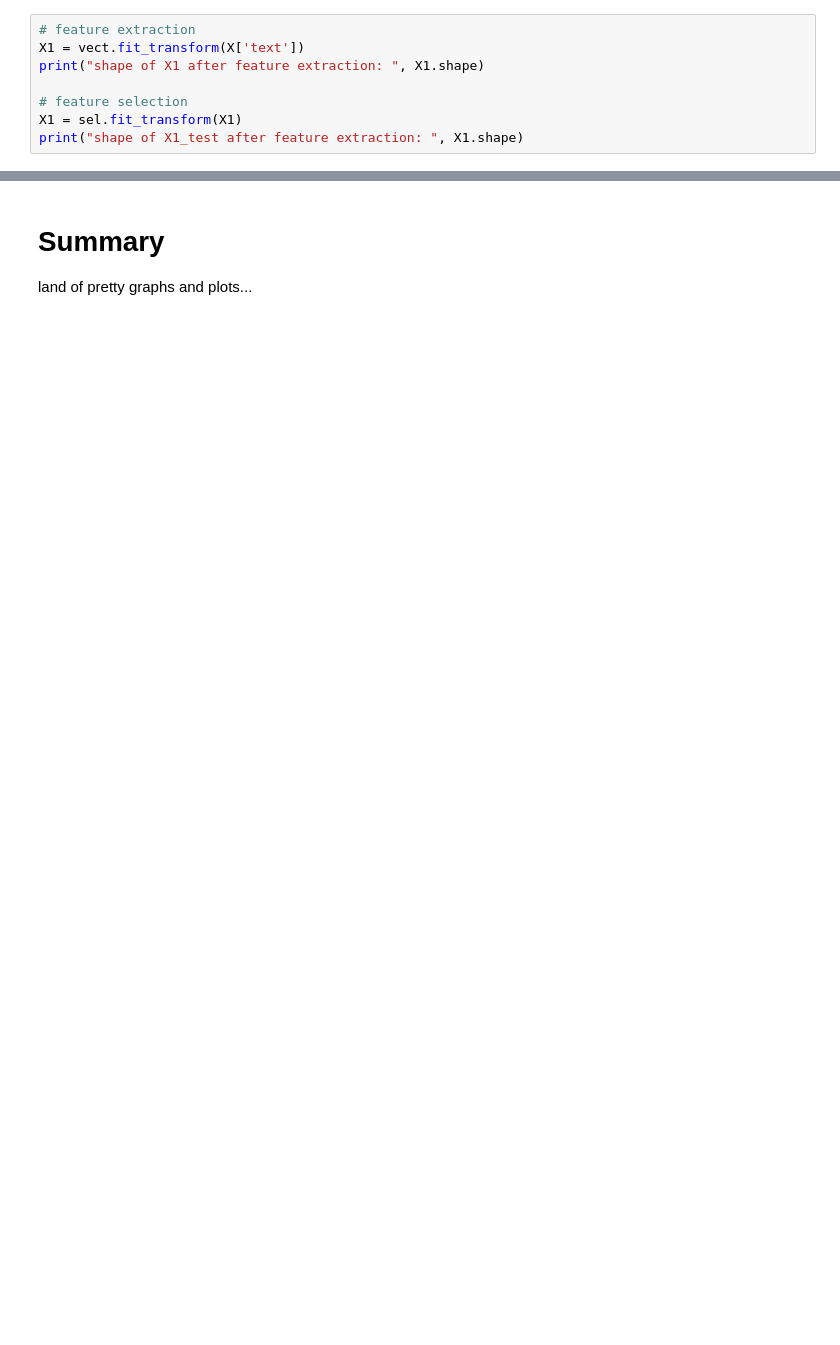
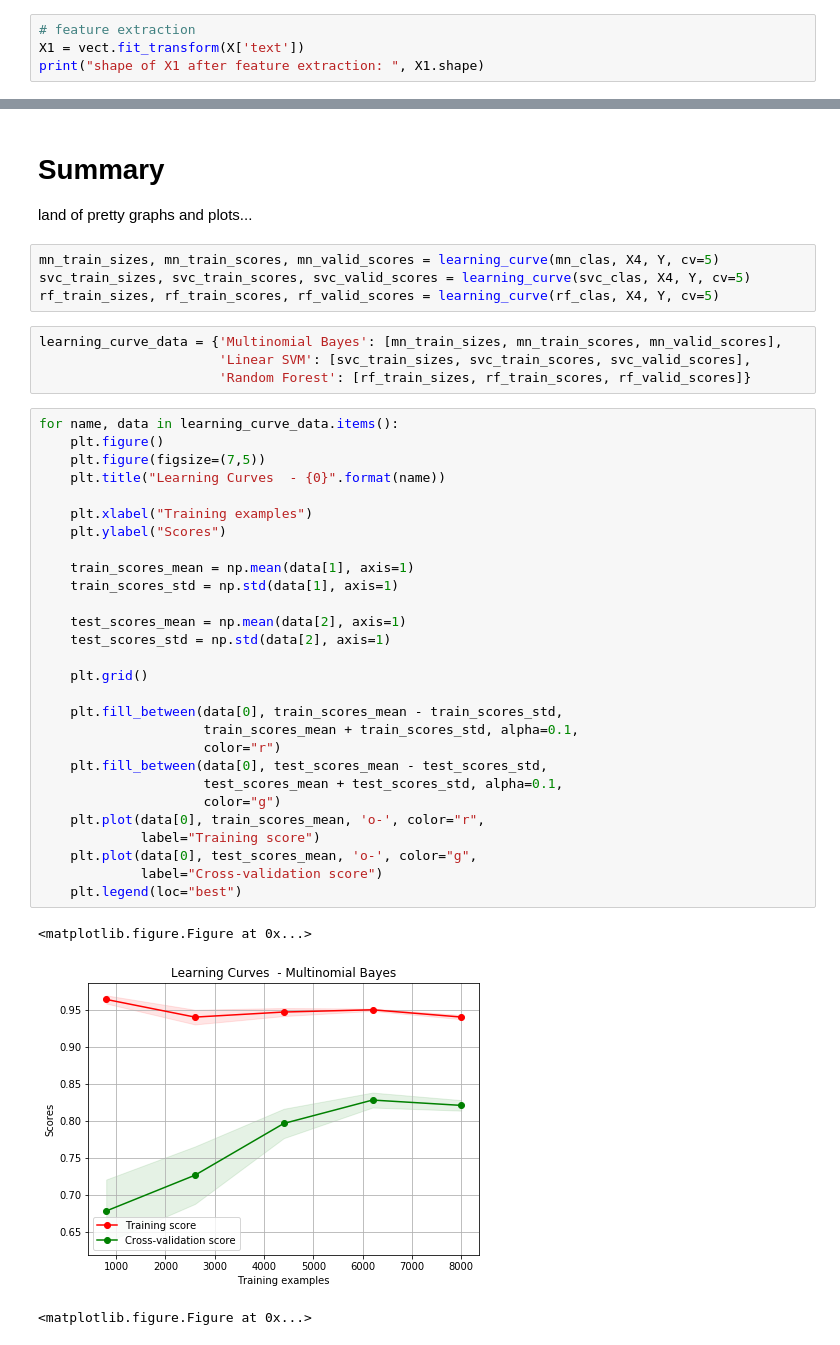
Before and after one commit to arumoy-shome/syde522, a Jupyter notebook: analysis.ipynb, the cells around one changed output, grey strips where cells are left out. Cells and saved outputs as stored; diff of their text form; blank space fills up the shorter version.

```diff
--- a/analysis.ipynb
+++ b/analysis.ipynb
@@ -177,8 +183,4 @@ VarianceThreshold(threshold=0.0)
 # feature extraction
 X1 = vect.fit_transform(X['text'])
 print("shape of X1 after feature extraction: ", X1.shape)
-
-# feature selection
-X1 = sel.fit_transform(X1)
-print("shape of X1_test after feature extraction: ", X1.shape)
 # %% [output]
@@ -283,3 +280,43 @@ Random Forest score:  93.10%
 # Summary
 
 land of pretty graphs and plots...
+# %%
+mn_train_sizes, mn_train_scores, mn_valid_scores = learning_curve(mn_clas, X4, Y, cv=5)
+svc_train_sizes, svc_train_scores, svc_valid_scores = learning_curve(svc_clas, X4, Y, cv=5)
+rf_train_sizes, rf_train_scores, rf_valid_scores = learning_curve(rf_clas, X4, Y, cv=5)
+# %%
+learning_curve_data = {'Multinomial Bayes': [mn_train_sizes, mn_train_scores, mn_valid_scores],
+                       'Linear SVM': [svc_train_sizes, svc_train_scores, svc_valid_scores],
+                       'Random Forest': [rf_train_sizes, rf_train_scores, rf_valid_scores]}
+# %%
+for name, data in learning_curve_data.items():
+    plt.figure()
+    plt.figure(figsize=(7,5))
+    plt.title("Learning Curves  - {0}".format(name))
+
+    plt.xlabel("Training examples")
+    plt.ylabel("Scores")
+
+    train_scores_mean = np.mean(data[1], axis=1)
+    train_scores_std = np.std(data[1], axis=1)
+
+    test_scores_mean = np.mean(data[2], axis=1)
+    test_scores_std = np.std(data[2], axis=1)
+
+    plt.grid()
+
+    plt.fill_between(data[0], train_scores_mean - train_scores_std,
+                     train_scores_mean + train_scores_std, alpha=0.1,
+                     color="r")
+    plt.fill_between(data[0], test_scores_mean - test_scores_std,
+                     test_scores_mean + test_scores_std, alpha=0.1,
+                     color="g")
+    plt.plot(data[0], train_scores_mean, 'o-', color="r",
+             label="Training score")
+    plt.plot(data[0], test_scores_mean, 'o-', color="g",
+             label="Cross-validation score")
+    plt.legend(loc="best")
+# %% [output]
+<matplotlib.figure.Figure at 0x...>
+[figure, added]
+<matplotlib.figure.Figure at 0x...>
```
Also changed, not shown: parts of 25 cells of this notebook.
